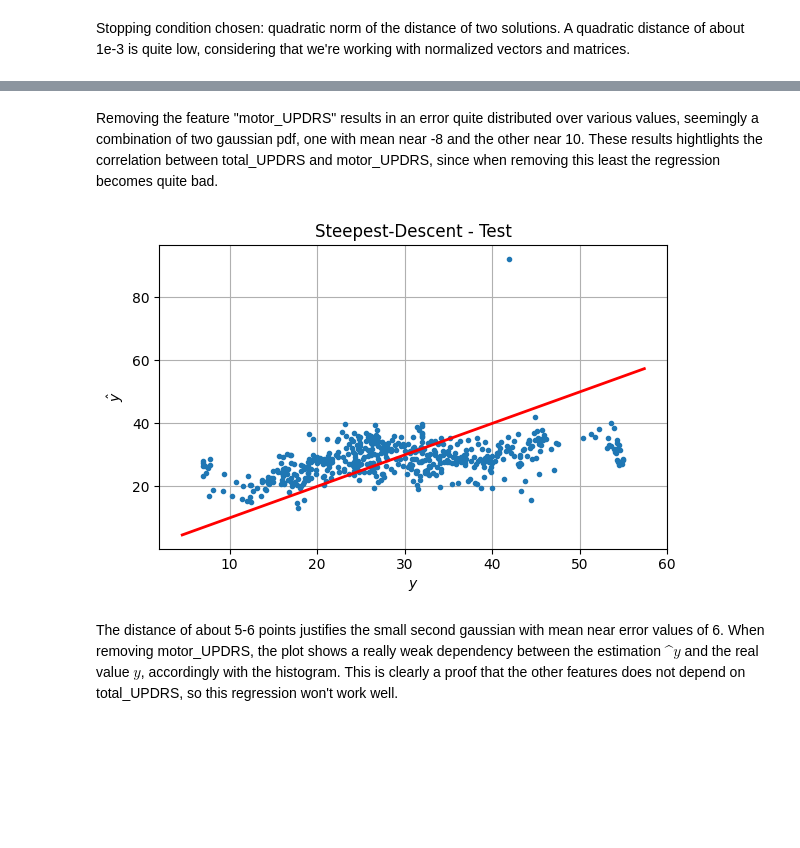
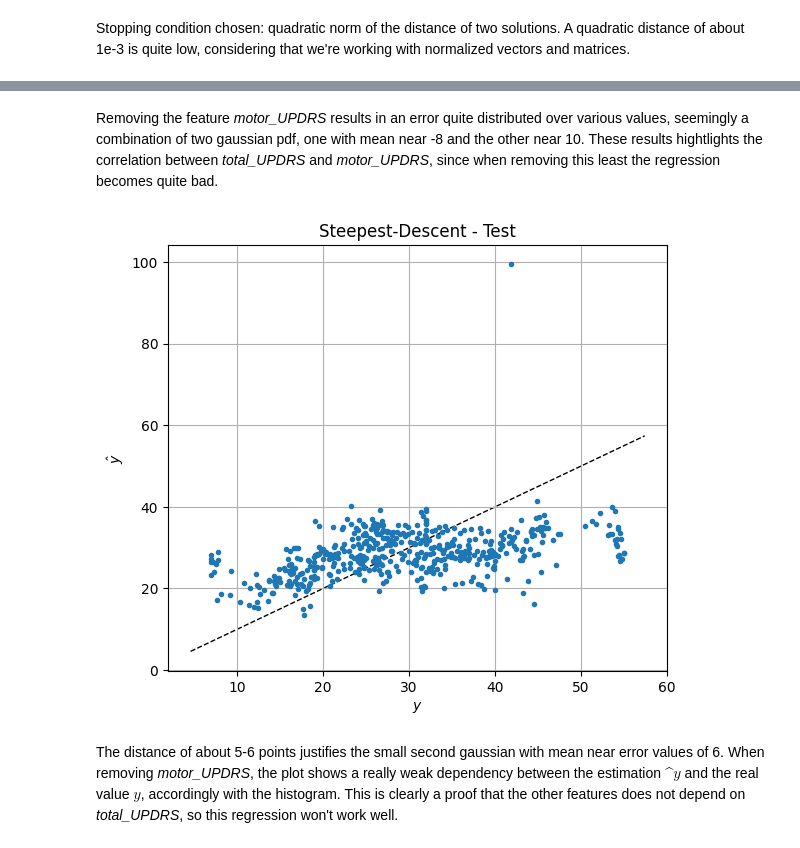
Before and after one commit to steurendo/ICT4Health, a Jupyter notebook: Lab1/lab1_part2.ipynb, the cells around one changed output, grey strips where cells are left out. Cells and saved outputs as stored; diff of their text form; code cells hidden in the pictures; blank space fills up the shorter version.

Commit message:
Various. Lab 0: added updates on gamma for gradient algorithm Lab 1: minor plot changes Lab 2: minor plot changes Lab 3: added various comments, added plots features

```diff
--- a/Lab1/lab1_part2.ipynb
+++ b/Lab1/lab1_part2.ipynb
@@ -159,24 +159,24 @@ plt.show()
 # %% [markdown]
-Removing the feature "motor_UPDRS" results in an error quite distributed over various values, seemingly a combination of two gaussian pdf, one with mean near -8 and the other near 10. These results hightlights the correlation between total_UPDRS and motor_UPDRS, since when removing this least the regression becomes quite bad.
+Removing the feature *motor_UPDRS* results in an error quite distributed over various values, seemingly a combination of two gaussian pdf, one with mean near -8 and the other near 10. These results hightlights the correlation between *total_UPDRS* and *motor_UPDRS*, since when removing this least the regression becomes quite bad.
 # %%
 y_hat_te = (X_te_norm @ w_hat) * sy + my
 y_te = y_te_norm * sy + my
-plt.figure(figsize=(6, 4))
+plt.figure(figsize=(6, 5))
 plt.plot(y_te, y_hat_te, '.')
 v = plt.axis()
-plt.plot([v[0], v[1]], [v[0], v[1]], 'r', linewidth=2)
+plt.plot([v[0], v[1]], [v[0], v[1]], 'k--', linewidth=1, zorder=0)
 plt.xlabel(r'$y$')
 plt.ylabel(r'$\^y$')
 plt.grid()
+plt.tight_layout()
 plt.title('Steepest-Descent - Test')
-plt.tight_layout()
 plt.savefig('./SD-yhat_vs_y.png')
 plt.show()
 # %% [output]
-[figure, old version]
+[figure, new version]
 # %% [markdown]
 The distance of about 5-6 points justifies the small second gaussian with mean near error values of 6.
-When removing motor_UPDRS, the plot shows a really weak dependency between the estimation $\^y$ and the real value $y$, accordingly with the histogram. This is clearly a proof that the other features does not depend on total_UPDRS, so this regression won't work well.
+When removing *motor_UPDRS*, the plot shows a really weak dependency between the estimation $\^y$ and the real value $y$, accordingly with the histogram. This is clearly a proof that the other features does not depend on *total_UPDRS*, so this regression won't work well.
 # %%
 E_tr_min = E_tr.min()
 E_tr_max = E_tr.max()
```
Also changed, not shown: parts of 8 cells of this notebook, 5 other files.
